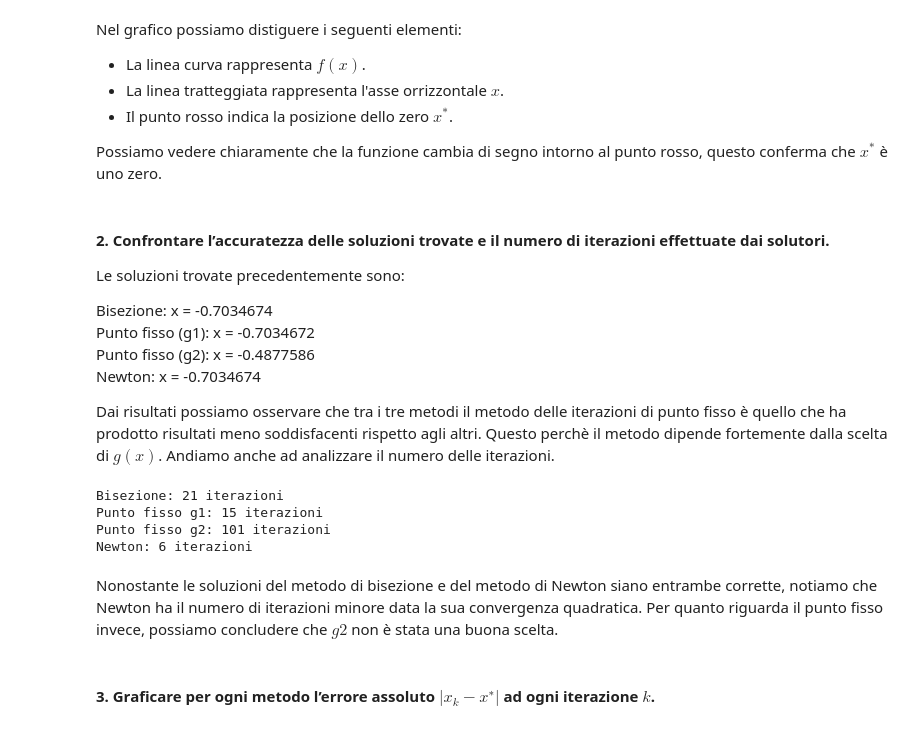
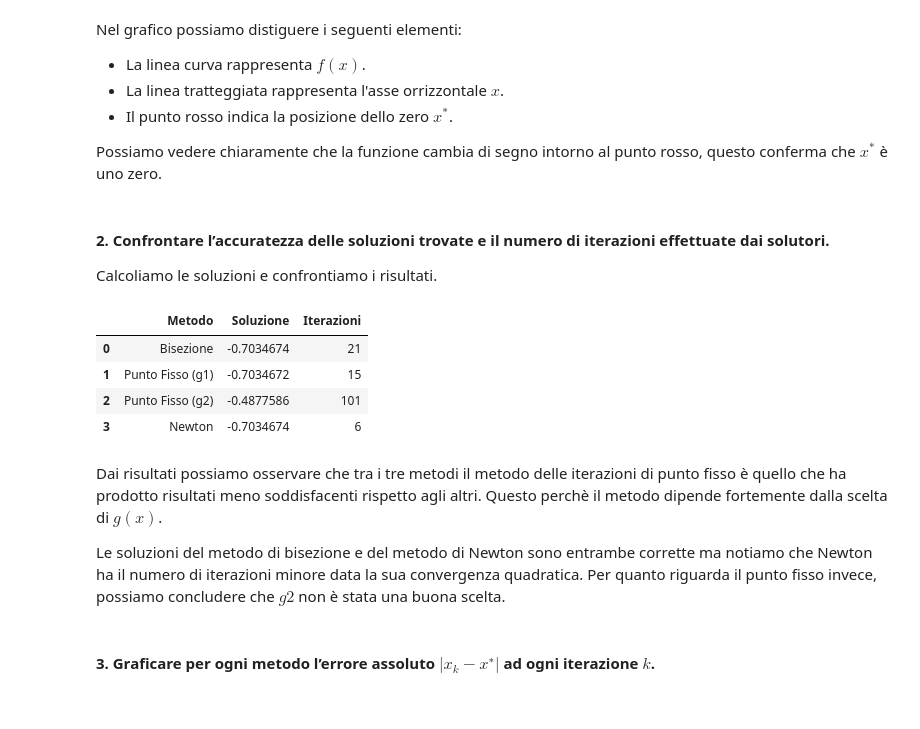
Before and after one commit to Kmoon-7/CalcoloNumerico-HW, a Jupyter notebook: homework1.ipynb, the cells around one changed output. Drawn from its saved outputs; the diff is of its cells as text; code cells hidden in the pictures.

```diff
--- a/homework1.ipynb
+++ b/homework1.ipynb
@@ -177,35 +169,61 @@ Nel grafico possiamo distiguere i seguenti elementi:
 * Il punto rosso indica la posizione dello zero $ x^* $.
 
 Possiamo vedere chiaramente che la funzione cambia di segno intorno al punto rosso, questo conferma che $ x^* $ è uno zero.
+# %% [markdown]
+#### 2. Confrontare l’accuratezza delle soluzioni trovate e il numero di iterazioni effettuate dai solutori.
+
+Calcoliamo le soluzioni e confrontiamo i risultati.
+# %%
+a: int = -1
+b: int = 1
+x: list = np.linspace(a, b, 1000)
+
+x_bis, iter_bis = bisection_method(f, a, b)
+x_fp1, iter_fp1 = fixed_point_iteration_method(g1, 0)
+x_fp2, iter_fp2 = fixed_point_iteration_method(g2, 0)
+x_newton, iter_newton = newton_method(f, df, 0)
+
+comparison: list = []
+
+comparison.append({
+    'Metodo': 'Bisezione',
+    'Soluzione': x_bis,
+    'Iterazioni': len(iter_bis)
+})
+
+comparison.append({
+    'Metodo': 'Punto Fisso (g1)',
+    'Soluzione': x_fp1,
+    'Iterazioni': len(iter_fp1)
+})
+
+comparison.append({
+    'Metodo': 'Punto Fisso (g2)',
+    'Soluzione': x_fp2,
+    'Iterazioni': len(iter_fp2)
+})
+
+comparison.append({
+    'Metodo': 'Newton',
+    'Soluzione': x_newton,
+    'Iterazioni': len(iter_newton)
+})
+
+comparison_table = pd.DataFrame(comparison)
+pd.set_option('display.float_format', '{:.7f}'.format)
+
+comparison_table
+# %% [output]
+|  | Metodo | Soluzione | Iterazioni |
+| 0 | Bisezione | -0.7034674 | 21 |
+| 1 | Punto Fisso (g1) | -0.7034672 | 15 |
+| 2 | Punto Fisso (g2) | -0.4877586 | 101 |
+| 3 | Newton | -0.7034674 | 6 |
 # %% [markdown]
-#### 2. Confrontare l’accuratezza delle soluzioni trovate e il numero di iterazioni effettuate dai solutori.
+Dai risultati possiamo osservare che tra i tre metodi il metodo delle iterazioni di punto fisso è quello che ha prodotto risultati meno soddisfacenti rispetto agli altri. Questo perchè il metodo dipende fortemente dalla scelta di $g(x)$.
 
-Le soluzioni trovate precedentemente sono:
-
-Bisezione: x = -0.7034674 <br>
-Punto fisso (g1): x = -0.7034672 <br>
-Punto fisso (g2): x = -0.4877586 <br>
-Newton: x = -0.7034674 <br>
-
-Dai risultati possiamo osservare che tra i tre metodi il metodo delle iterazioni di punto fisso è quello che ha prodotto risultati meno soddisfacenti rispetto agli altri. Questo perchè il metodo dipende fortemente dalla scelta di $ g(x) $. Andiamo anche ad analizzare il numero delle iterazioni.
+Le soluzioni del metodo di bisezione e del metodo di Newton sono entrambe corrette ma notiamo che Newton ha il numero di iterazioni minore data la sua convergenza quadratica.
+Per quanto riguarda il punto fisso invece, possiamo concludere che $g2$ non è stata una buona scelta.
-# %%
-table_data = [
-    ["Bisezione", len(iter_bis)],
-    ["Punto fisso g1", len(iter_fp1)],
-    ["Punto fisso g2", len(iter_fp2)],
-    ["Newton", len(iter_newton)]
-]
-
-for row in table_data:
-    print(f"{row[0]}: {row[1]} iterazioni")
-# %% [output]
-Bisezione: 21 iterazioni
-Punto fisso g1: 15 iterazioni
-Punto fisso g2: 101 iterazioni
-Newton: 6 iterazioni
-# %% [markdown]
-Nonostante le soluzioni del metodo di bisezione e del metodo di Newton siano entrambe corrette, notiamo che Newton ha il numero di iterazioni minore data la sua convergenza quadratica.
-Per quanto riguarda il punto fisso invece, possiamo concludere che $ g2 $ non è stata una buona scelta.
 # %% [markdown]
 #### 3. Graficare per ogni metodo l’errore assoluto $ |x_k−x^∗| $ ad ogni iterazione $ k $.
 # %%
```
Also changed, not shown: parts of 10 cells of this notebook.
